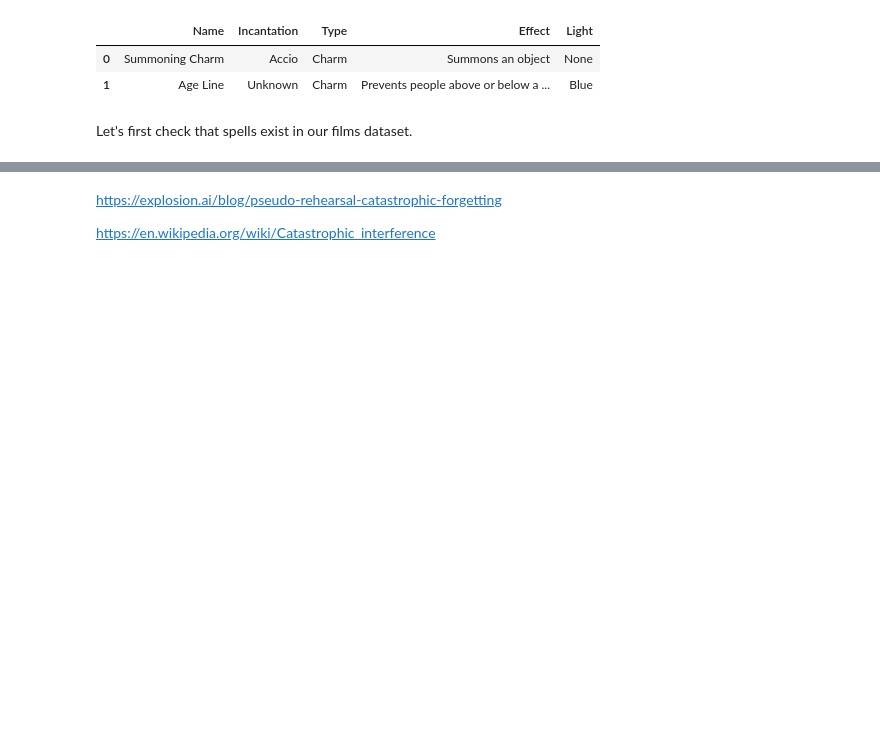
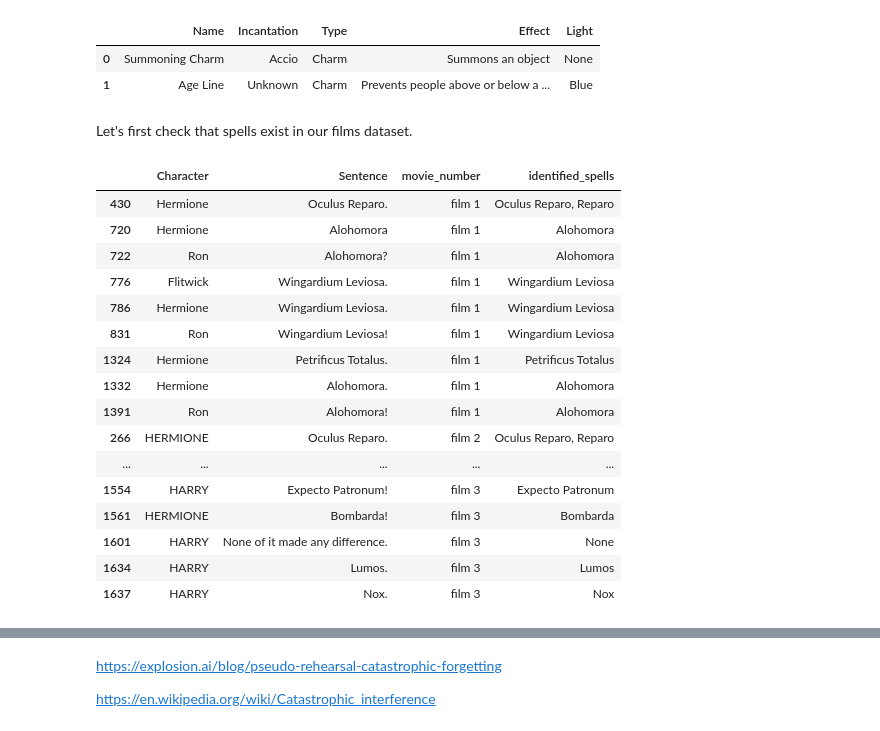
Before and after one commit to ZoeLeBlanc/ner_workshop, a Jupyter notebook: Training NER.ipynb, the cells around one changed output, grey strips where cells are left out. Saved outputs shown, nothing was run; the diff lists cells and outputs as text; code cells hidden in the pictures; blank space fills up the shorter version.

```diff
--- a/Training NER.ipynb
+++ b/Training NER.ipynb
@@ -187,3 +194,23 @@ def find_spells(row):
     row['identified_spells'] = ', '.join(identified_spells) if len(identified_spells) > 0 else ''
     return row
 films_spells = films_df.apply(find_spells, axis=1)
+# %%
+films_spells[films_spells.identified_spells.str.len() > 1]
+# %% [output]
+|  | Character | Sentence | movie_number | identified_spells |
+| 430 | Hermione | Oculus Reparo. | film 1 | Oculus Reparo, Reparo |
+| 720 | Hermione | Alohomora | film 1 | Alohomora |
+| 722 | Ron | Alohomora? | film 1 | Alohomora |
+| 776 | Flitwick | Wingardium Leviosa. | film 1 | Wingardium Leviosa |
+| 786 | Hermione | Wingardium Leviosa. | film 1 | Wingardium Leviosa |
+| 831 | Ron | Wingardium Leviosa! | film 1 | Wingardium Leviosa |
+| 1324 | Hermione | Petrificus Totalus. | film 1 | Petrificus Totalus |
+| 1332 | Hermione | Alohomora. | film 1 | Alohomora |
+| 1391 | Ron | Alohomora! | film 1 | Alohomora |
+| 266 | HERMIONE | Oculus Reparo. | film 2 | Oculus Reparo, Reparo |
+| ... | ... | ... | ... | ... |
+| 1554 | HARRY | Expecto Patronum! | film 3 | Expecto Patronum |
+| 1561 | HERMIONE | Bombarda! | film 3 | Bombarda |
+| 1601 | HARRY | None of it made any difference. | film 3 | None |
+| 1634 | HARRY | Lumos. | film 3 | Lumos |
+| 1637 | HARRY | Nox. | film 3 | Nox |
```
Also changed, not shown: parts of 63 cells of this notebook, 6 other files.
